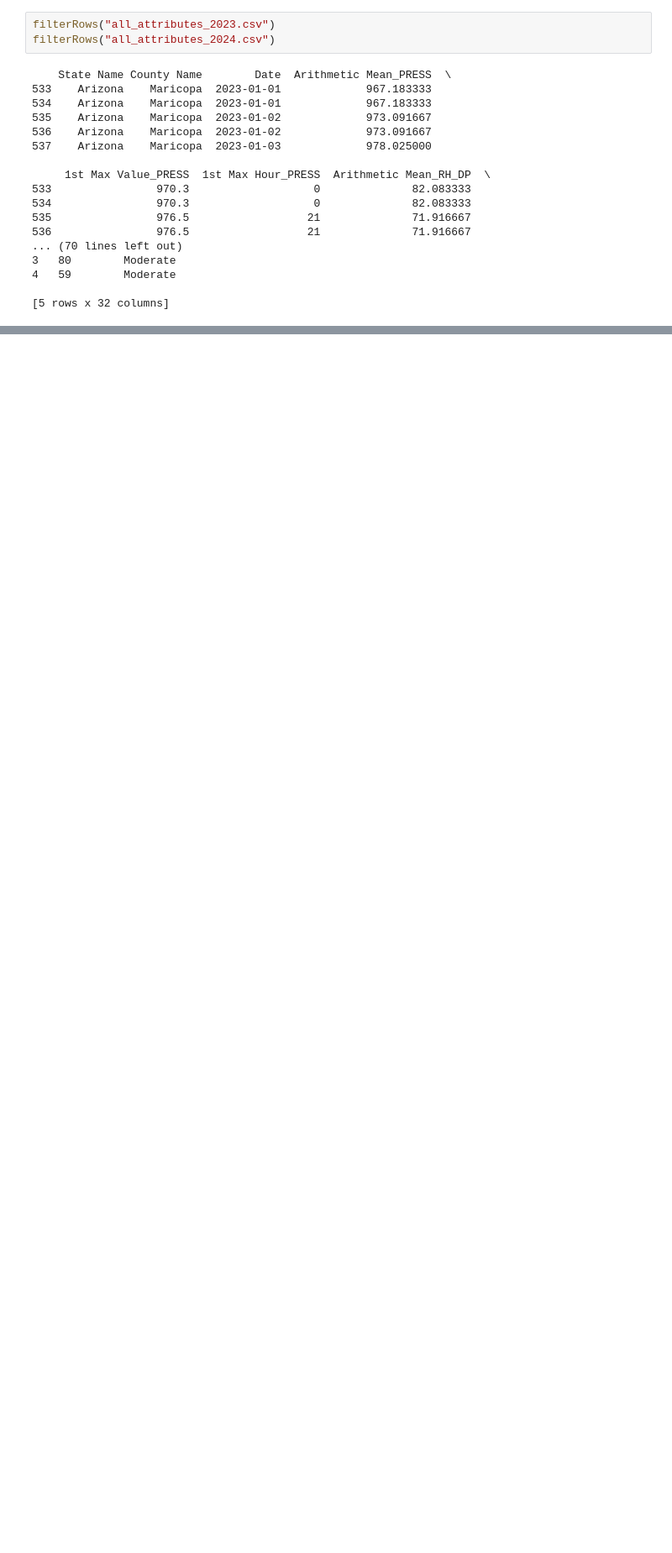
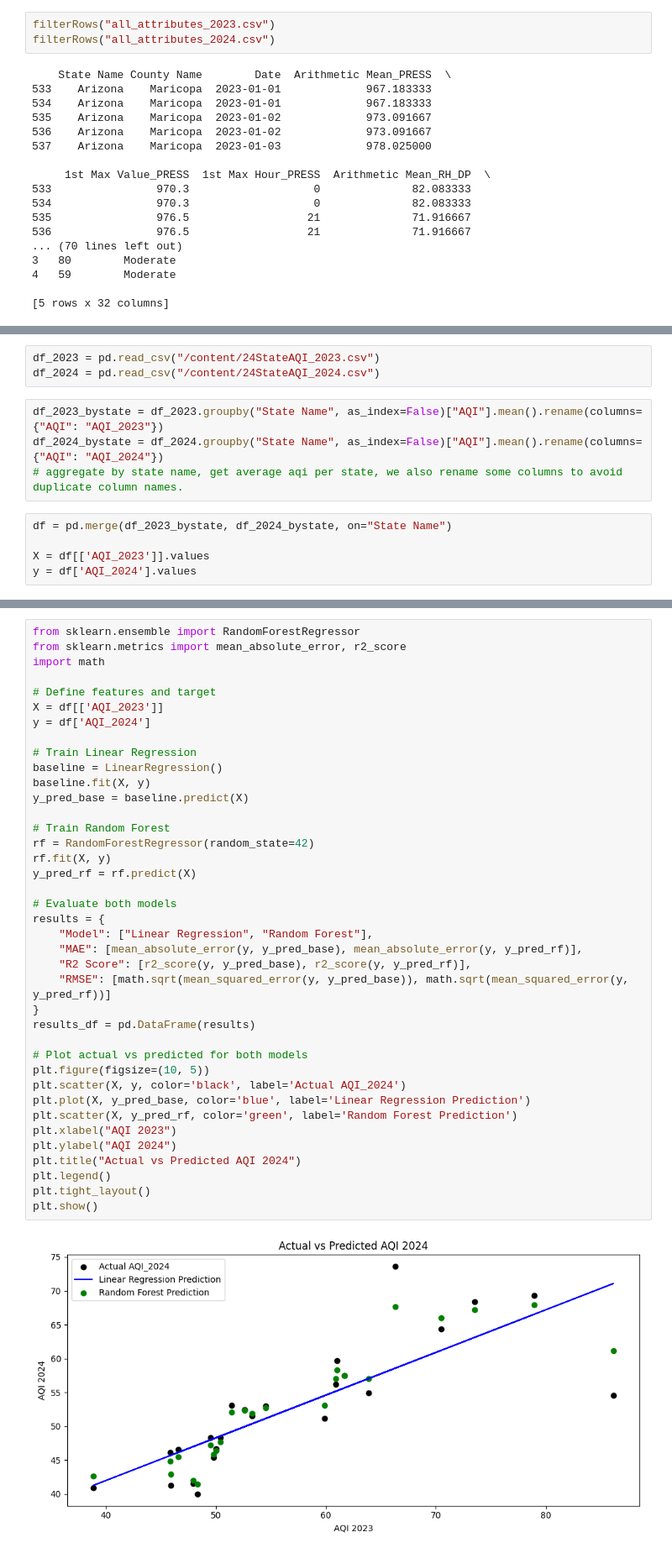
Before and after one commit to uic-cs418/group-project-data-minding, a Jupyter notebook: Progress_Report.ipynb, the cells around one changed output, grey strips where cells are left out. Shown: that part at 84% size. Drawn from its saved outputs; the diff is of its cells as text; blank space fills up the shorter version.

```diff
--- a/Progress_Report.ipynb
+++ b/Progress_Report.ipynb
@@ -383,0 +368,12 @@ filterRows("all_attributes_2024.csv")
+# %%
+df_2023 = pd.read_csv("/content/24StateAQI_2023.csv")
+df_2024 = pd.read_csv("/content/24StateAQI_2024.csv")
+# %%
+df_2023_bystate = df_2023.groupby("State Name", as_index=False)["AQI"].mean().rename(columns={"AQI": "AQI_2023"})
+df_2024_bystate = df_2024.groupby("State Name", as_index=False)["AQI"].mean().rename(columns={"AQI": "AQI_2024"})
+# aggregate by state name, get average aqi per state, we also rename some columns to avoid duplicate column names.
+# %%
+df = pd.merge(df_2023_bystate, df_2024_bystate, on="State Name")
+
+X = df[['AQI_2023']].values
+y = df['AQI_2024'].values
@@ -383,0 +413,41 @@ filterRows("all_attributes_2024.csv")
+# %%
+from sklearn.ensemble import RandomForestRegressor
+from sklearn.metrics import mean_absolute_error, r2_score
+import math
+
+# Define features and target
+X = df[['AQI_2023']]
+y = df['AQI_2024']
+
+# Train Linear Regression
+baseline = LinearRegression()
+baseline.fit(X, y)
+y_pred_base = baseline.predict(X)
+
+# Train Random Forest
+rf = RandomForestRegressor(random_state=42)
+rf.fit(X, y)
+y_pred_rf = rf.predict(X)
+
+# Evaluate both models
+results = {
+    "Model": ["Linear Regression", "Random Forest"],
+    "MAE": [mean_absolute_error(y, y_pred_base), mean_absolute_error(y, y_pred_rf)],
+    "R2 Score": [r2_score(y, y_pred_base), r2_score(y, y_pred_rf)],
+    "RMSE": [math.sqrt(mean_squared_error(y, y_pred_base)), math.sqrt(mean_squared_error(y, y_pred_rf))]
+}
+results_df = pd.DataFrame(results)
+
+# Plot actual vs predicted for both models
+plt.figure(figsize=(10, 5))
+plt.scatter(X, y, color='black', label='Actual AQI_2024')
+plt.plot(X, y_pred_base, color='blue', label='Linear Regression Prediction')
+plt.scatter(X, y_pred_rf, color='green', label='Random Forest Prediction')
+plt.xlabel("AQI 2023")
+plt.ylabel("AQI 2024")
+plt.title("Actual vs Predicted AQI 2024")
+plt.legend()
+plt.tight_layout()
+plt.show()
+# %% [output]
+[figure, added]
```
Also changed, not shown: parts of 19 cells of this notebook.
